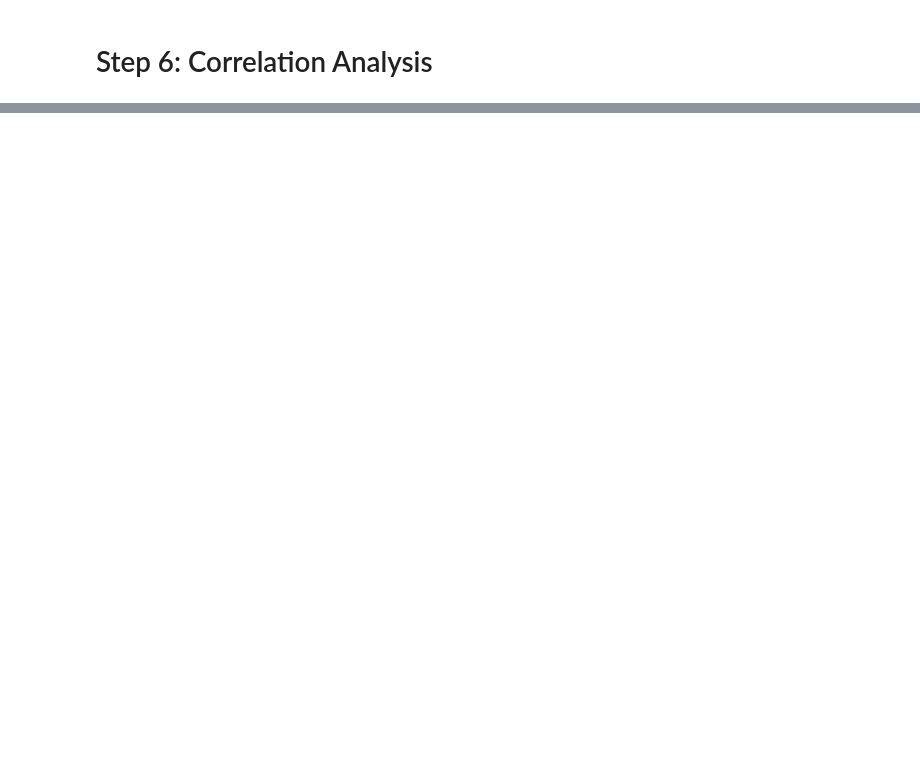
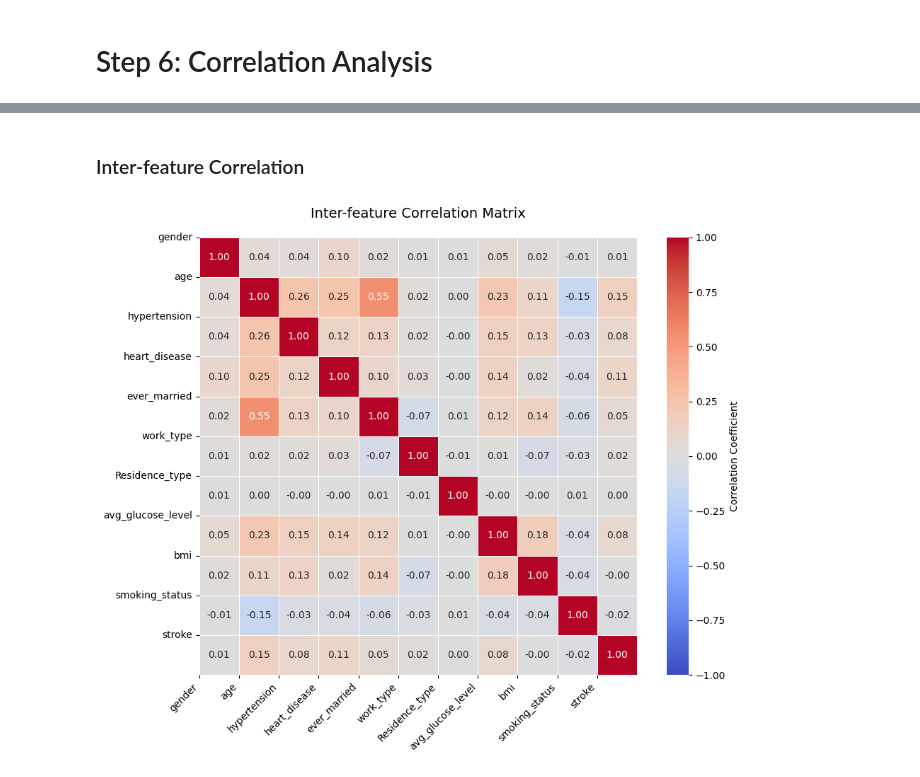
Before and after one commit to Shahedur23036883/Cerebral-Stroke-Prediction, a Jupyter notebook: cerebral_stroke_prediction_ipynb_real.ipynb, the cells around one changed output, grey strips where cells are left out. Saved outputs shown, nothing was run; the diff lists cells and outputs as text; code cells hidden in the pictures; blank space fills up the shorter version.

```diff
--- a/cerebral_stroke_prediction_ipynb_real.ipynb
+++ b/cerebral_stroke_prediction_ipynb_real.ipynb
@@ -126,2 +123,0 @@ Number of duplicates after dropping
-# %%
-df.dropna(inplace=True)
@@ -663,8 +601,0 @@ plt.title('Stroke Risk by Medical Conditions')
-# %%
-glucose_bins = [0, 140, 200, 300]
-df['glucose_category'] = pd.cut(df['avg_glucose_level'], bins=glucose_bins,
-                              labels=['Normal', 'Prediabetes', 'Diabetes'])
-glucose_stroke = df.groupby('glucose_category')['stroke'].mean().reset_index()
-plt.subplot(2, 2, 3)
-sns.lineplot(x='glucose_category', y='stroke', data=glucose_stroke, marker='o')
-plt.title('Stroke Risk by Glucose Levels')
@@ -780,0 +768,42 @@ plt.show()
+# %% [markdown]
+### Inter-feature Correlation
+# %%
+# Calculate correlation matrix
+corr_matrix = clean_data.corr()
+
+# Create the heatmap
+plt.figure(figsize=(10, 8))  # Slightly larger figure size
+sns.heatmap(
+    corr_matrix,
+    annot=True,           # Show correlation values
+    cmap='coolwarm',      # Use a diverging color scheme
+    center=0,            # Center the colormap at 0
+    vmin=-1,             # Minimum correlation value
+    vmax=1,              # Maximum correlation value
+    fmt='.2f',           # Format annotation with 2 decimal places
+    square=True,         # Make the plot square-shaped
+    linewidths=0.5,      # Add lines between cells
+    cbar_kws={'label': 'Correlation Coefficient'}  # Customize colorbar
+)
+
+# Customize the plot
+plt.title('Inter-feature Correlation Matrix', pad=20, fontsize=14)
+plt.xticks(
+    range(len(clean_data.columns)),
+    clean_data.columns,
+    rotation=45,
+    ha='right',  # Right-align rotated labels
+    fontsize=10
+)
+plt.yticks(
+    range(len(clean_data.columns)),
+    clean_data.columns,
+    rotation=0,
+    fontsize=10
+)
+
+# Adjust layout and display
+plt.tight_layout()
+plt.show()
+# %% [output]
+[figure, added]
```
Also changed, not shown: parts of 45 cells of this notebook.
